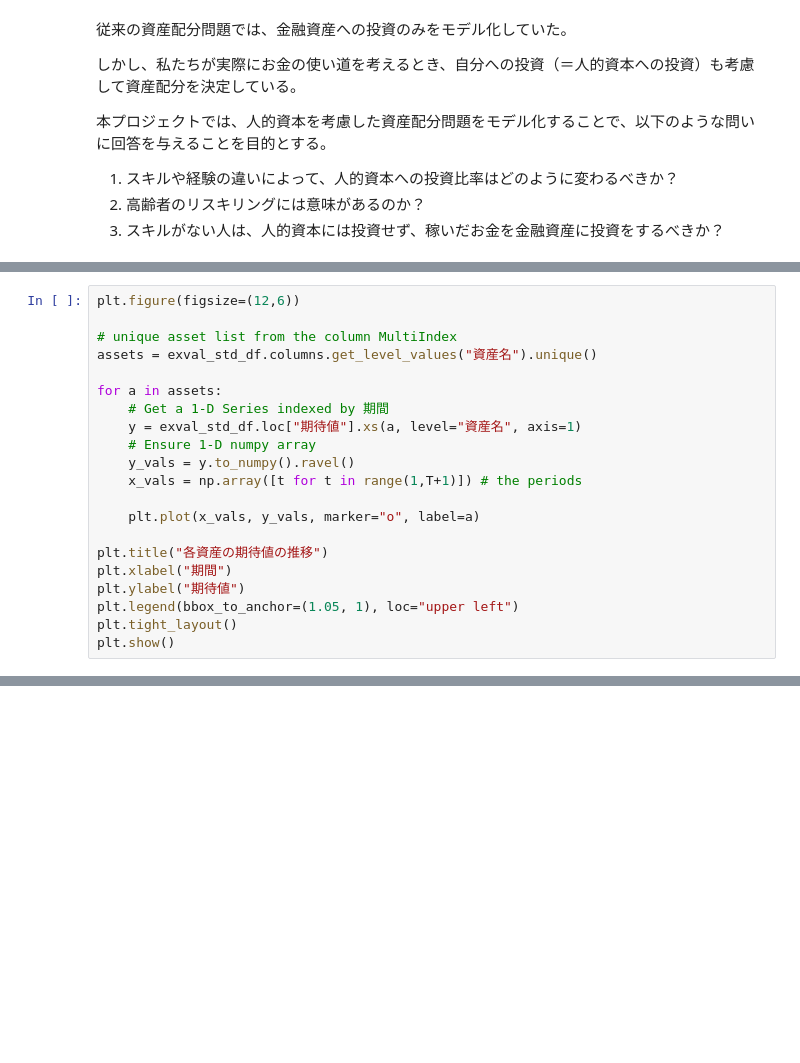
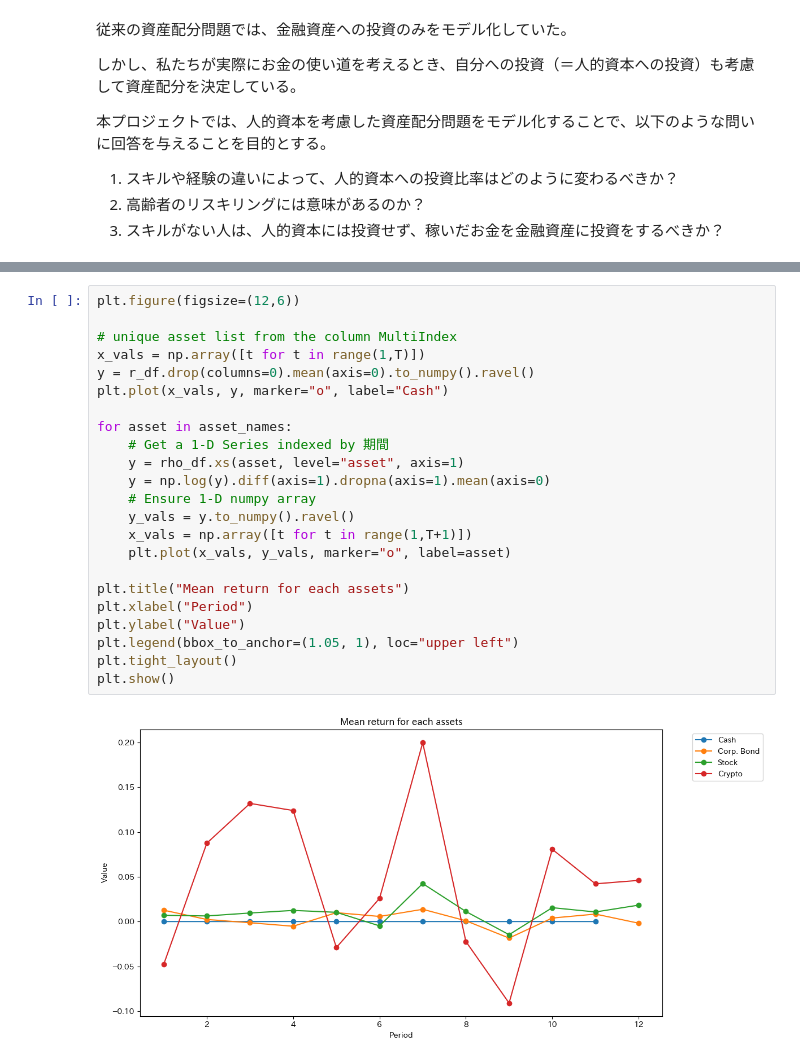
Before and after one commit to hmasa25/Human-Capital-as-an-Asset-for-Portfolio-Optimization, a Jupyter notebook: main.ipynb, the cells around one changed output, grey strips where cells are left out. Cells and saved outputs as stored; diff of their text form; blank space fills up the shorter version.

```diff
--- a/main.ipynb
+++ b/main.ipynb
@@ -264,21 +31,0 @@ II = range(I)
-# %%
-plt.figure(figsize=(12,6))
-
-# unique asset list from the column MultiIndex
-assets = exval_std_df.columns.get_level_values("資産名").unique()
-
-for a in assets:
-    # Get a 1-D Series indexed by 期間
-    y = exval_std_df.loc["期待値"].xs(a, level="資産名", axis=1)
-    # Ensure 1-D numpy array
-    y_vals = y.to_numpy().ravel()
-    x_vals = np.array([t for t in range(1,T+1)]) # the periods
-
-    plt.plot(x_vals, y_vals, marker="o", label=a)
-
-plt.title("各資産の期待値の推移")
-plt.xlabel("期間")
-plt.ylabel("期待値")
-plt.legend(bbox_to_anchor=(1.05, 1), loc="upper left")
-plt.tight_layout()
-plt.show()
@@ -441,0 +269,25 @@ Segment counts by period:
+# %%
+plt.figure(figsize=(12,6))
+
+# unique asset list from the column MultiIndex
+x_vals = np.array([t for t in range(1,T)])
+y = r_df.drop(columns=0).mean(axis=0).to_numpy().ravel()
+plt.plot(x_vals, y, marker="o", label="Cash")
+
+for asset in asset_names:
+    # Get a 1-D Series indexed by 期間
+    y = rho_df.xs(asset, level="asset", axis=1)
+    y = np.log(y).diff(axis=1).dropna(axis=1).mean(axis=0)
+    # Ensure 1-D numpy array
+    y_vals = y.to_numpy().ravel()
+    x_vals = np.array([t for t in range(1,T+1)])
+    plt.plot(x_vals, y_vals, marker="o", label=asset)
+
+plt.title("Mean return for each assets")
+plt.xlabel("Period")
+plt.ylabel("Value")
+plt.legend(bbox_to_anchor=(1.05, 1), loc="upper left")
+plt.tight_layout()
+plt.show()
+# %% [output]
+[figure, added]
```
Also changed, not shown: parts of 58 cells of this notebook, 51 other files.
